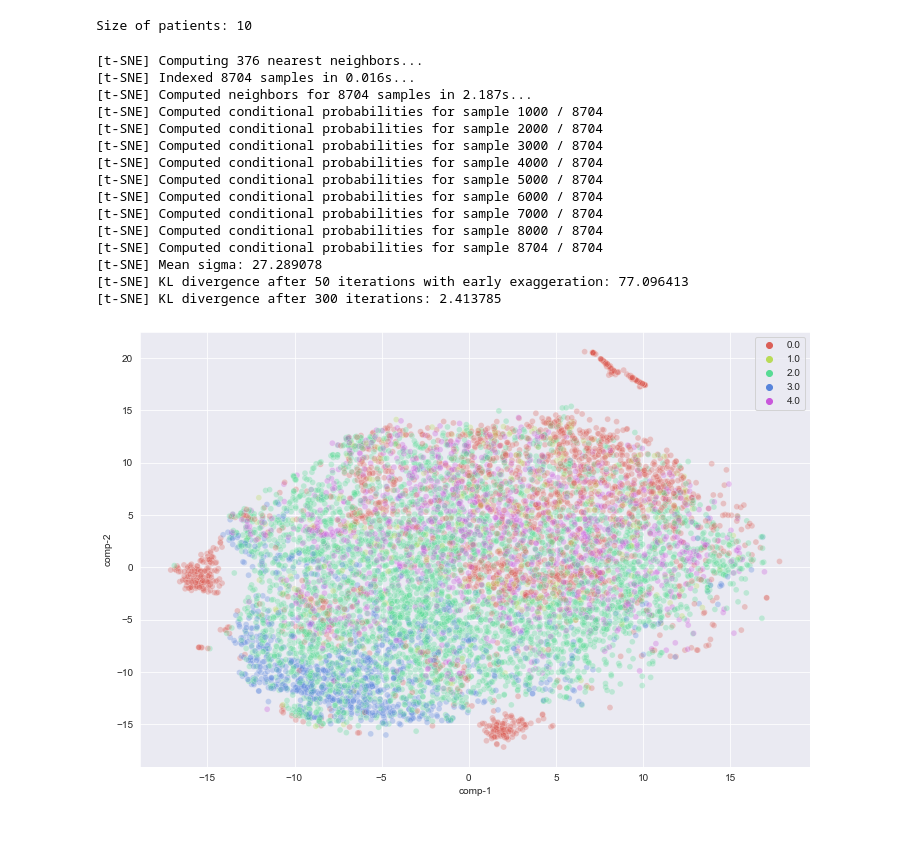
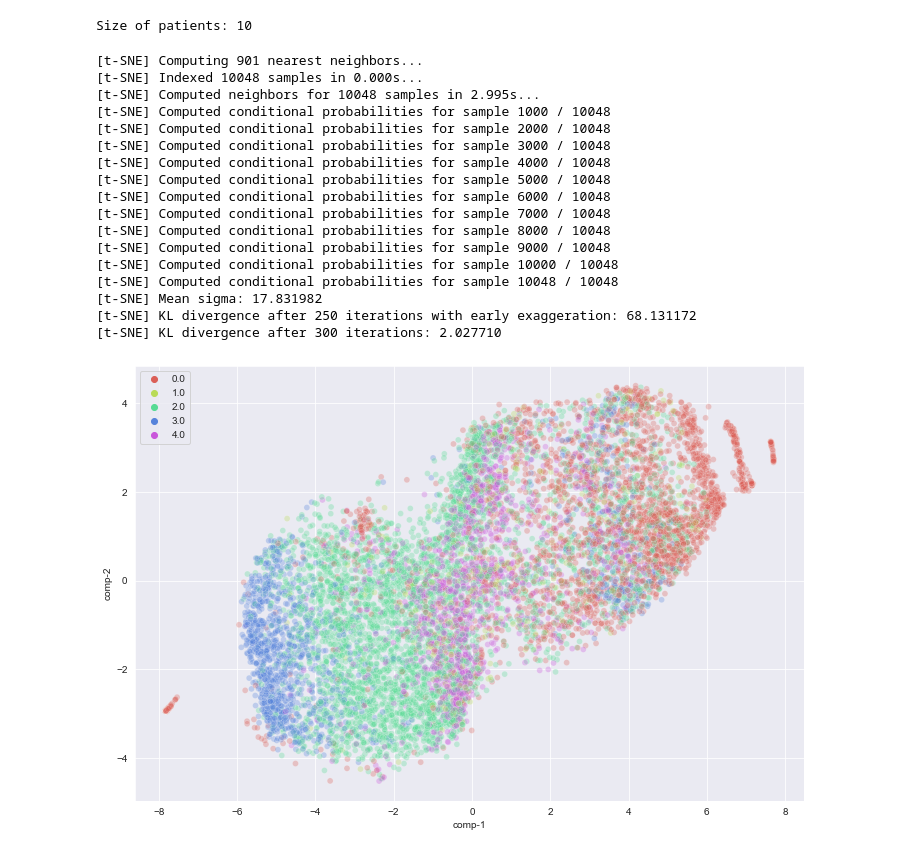
Before and after one commit to TomS55555/thesis, a Jupyter notebook: experiments/SleepTransformer/simclr/visualize_pretrained_model.ipynb, the cells around one changed output. Cells and saved outputs as stored; diff of their text form; code cells hidden in the pictures.

Commit message:
tsne plot works and looks good

```diff
--- a/experiments/SleepTransformer/simclr/visualize_pretrained_model.ipynb
+++ b/experiments/SleepTransformer/simclr/visualize_pretrained_model.ipynb
@@ -12,8 +13,8 @@ import torch
 import torch.utils.data as data
 import constants
 # %%
-encoder_path = "pretrained_5000pat.ckpt"
-pretrained_model = load_model(SimCLR, encoder_path)  # Load pretrained simclr model
+encoder_path = "simclr_transformer100pat.ckpt"
+pretrained_model = load_model(SimCLR_Transformer, encoder_path)  # Load pretrained simclr model
 # %%
 encoder = pretrained_model.f
 test_dm = EEGdataModule(
@@ -40,39 +41,42 @@ outputs = torch.cat(outputs, dim=0)
 labels = torch.cat(labels, dim=0)
 output_ds = data.TensorDataset(outputs, labels.squeeze())
 # %%
-tsne = TSNE(n_components=2, n_iter=300, verbose=1, perplexity=125)
+tsne = TSNE(n_components=2, n_iter=300, verbose=1, perplexity=300)
 x, y = outputs, labels.squeeze()
 x.requires_grad = False
 y.requires_grad = False
 tsne_results = tsne.fit_transform(x)
 df = pd.DataFrame()
 df['comp-1'] = tsne_results[:,0]
 df['comp-2'] = tsne_results[:,1]
 df["y"] = y
 plt.figure(figsize=(12, 8))
 sns.scatterplot(
     x="comp-1", y="comp-2",
     hue=df.y.tolist(),
     palette=sns.color_palette("hls", 5),
     data=df,
     legend="full",
     alpha=0.3
 )
-# exp   plt.savefig('tsne_simclr_jwz')
+save_name = 'tsne_'+encoder_path.split('.ckpt')[0]
+plt.savefig(save_name+'1')
 # %% [output]
-[t-SNE] Computing 376 nearest neighbors...
-[t-SNE] Indexed 8704 samples in 0.016s...
-[t-SNE] Computed neighbors for 8704 samples in 2.187s...
-[t-SNE] Computed conditional probabilities for sample 1000 / 8704
-[t-SNE] Computed conditional probabilities for sample 2000 / 8704
-[t-SNE] Computed conditional probabilities for sample 3000 / 8704
-[t-SNE] Computed conditional probabilities for sample 4000 / 8704
-[t-SNE] Computed conditional probabilities for sample 5000 / 8704
-[t-SNE] Computed conditional probabilities for sample 6000 / 8704
-[t-SNE] Computed conditional probabilities for sample 7000 / 8704
-[t-SNE] Computed conditional probabilities for sample 8000 / 8704
-[t-SNE] Computed conditional probabilities for sample 8704 / 8704
-[t-SNE] Mean sigma: 27.289078
-[t-SNE] KL divergence after 50 iterations with early exaggeration: 77.096413
-[t-SNE] KL divergence after 300 iterations: 2.413785
+[t-SNE] Computing 901 nearest neighbors...
+[t-SNE] Indexed 10048 samples in 0.000s...
+[t-SNE] Computed neighbors for 10048 samples in 2.995s...
+[t-SNE] Computed conditional probabilities for sample 1000 / 10048
+[t-SNE] Computed conditional probabilities for sample 2000 / 10048
+[t-SNE] Computed conditional probabilities for sample 3000 / 10048
+[t-SNE] Computed conditional probabilities for sample 4000 / 10048
+[t-SNE] Computed conditional probabilities for sample 5000 / 10048
+[t-SNE] Computed conditional probabilities for sample 6000 / 10048
+[t-SNE] Computed conditional probabilities for sample 7000 / 10048
+[t-SNE] Computed conditional probabilities for sample 8000 / 10048
+[t-SNE] Computed conditional probabilities for sample 9000 / 10048
+[t-SNE] Computed conditional probabilities for sample 10000 / 10048
+[t-SNE] Computed conditional probabilities for sample 10048 / 10048
+[t-SNE] Mean sigma: 17.831982
+[t-SNE] KL divergence after 250 iterations with early exaggeration: 68.131172
+[t-SNE] KL divergence after 300 iterations: 2.027710
-[figure, old version]
+[figure, new version]
```
Also changed, not shown: parts of 1 cell of this notebook.
